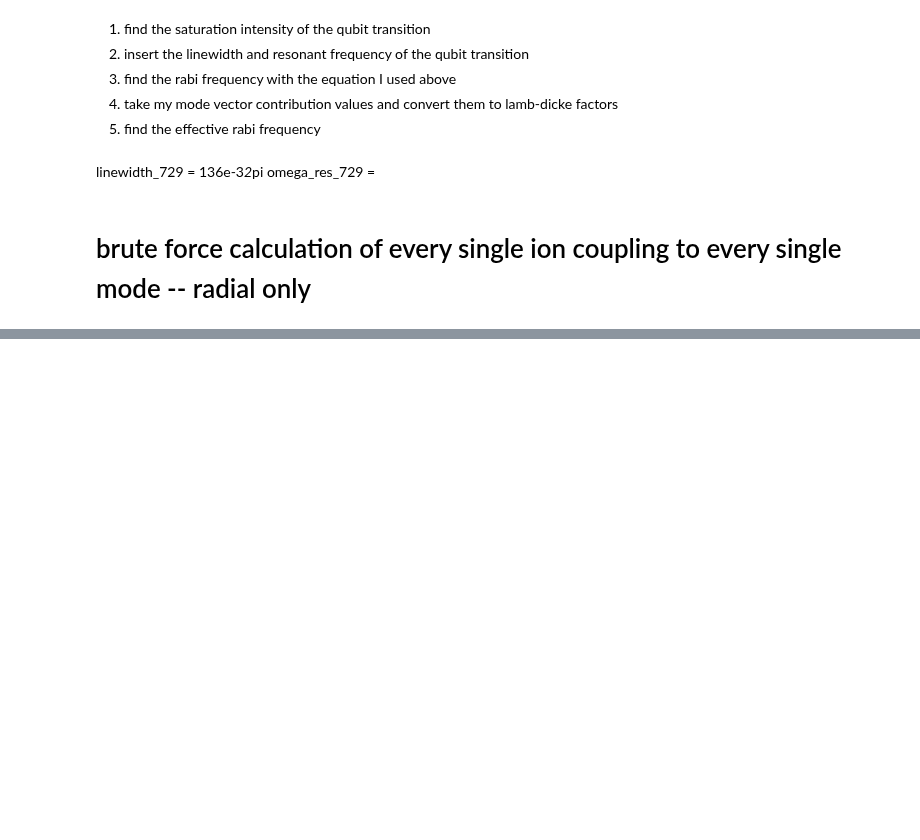
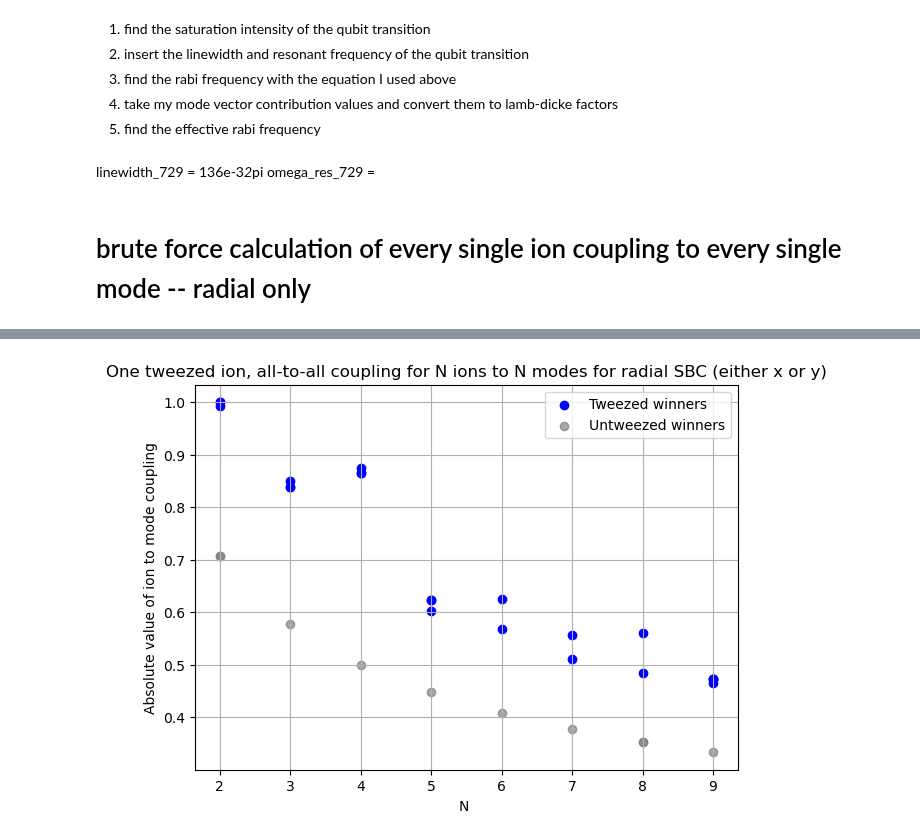
Before and after one commit to SQRLab/BladeRunner, a Jupyter notebook: Tweezers/SBC_Speedup.ipynb, the cells around one changed output, grey strips where cells are left out. Cells and saved outputs as stored; diff of their text form; code cells hidden in the pictures; blank space fills up the shorter version.

```diff
--- a/Tweezers/SBC_Speedup.ipynb
+++ b/Tweezers/SBC_Speedup.ipynb
@@ -724,0 +636,90 @@ select_global_max_min_abs([best_untweezed, best_tweeze_0, best_tweeze_1, best_tw
+# %%
+P_opt = [1]
+w0 = 1e-6
+f_rf_r = 1e6
+
+results_high_power = []
+for Ni in range(2, 10):
+    winners = run_optimal_mode_selection_tweezed_only(
+        omega_tweezer,
+        linewidths,
+        omega_res,
+        m,
+        mode_calc_r,
+        Ni,
+        f_rf_r,
+        P_opt,
+        w0,
+        max_tweezed=1,
+    )
+    results_high_power.append((Ni, winners))
+
+untweezed_results_high_power = []
+for Ni in range(2, 10):
+    winners = run_optimal_mode_selection_untweezed_only(
+        omega_tweezer,
+        linewidths,
+        omega_res,
+        m,
+        mode_calc_r,
+        Ni,
+        f_rf_r,
+        P_opt,
+        w0,
+    )
+    untweezed_results_high_power.append((Ni, winners))
+x = [N for N, winners in results]
+y = [abs(winners[0][2]) for N, winners in results]
+
+for N, winners in results_high_power:  # results = tweezed winners
+    for w in winners:
+        x.append(N)
+        y.append(abs(w[2]))
+
+# x_untweezed, y_untweezed for untweezed winners
+x_untweezed = []
+y_untweezed = []
+
+for N, winners in untweezed_results_high_power:
+    for w in winners:
+        x_untweezed.append(N)
+        y_untweezed.append(abs(w[2]))
+
+# Plot
+plt.figure(figsize=(7,5))
+plt.scatter(x, y, color='blue', label='Tweezed winners')
+plt.scatter(x_untweezed, y_untweezed, color='gray', label='Untweezed winners', alpha=0.7)
+plt.xlabel("N ")
+plt.ylabel("Absolute value of ion to mode coupling")
+plt.title("One tweezed ion, all-to-all coupling for N ions to N modes for radial SBC (either x or y)")
+plt.grid(True)
+plt.legend()
+plt.show()
+# Best tweezed only
+x = [N for N, winners in results]
+y = [abs(winners[0][2]) for N, winners in results_high_power]
+
+# Best untweezed only
+x_untweezed = [N for N, winners in untweezed_results_high_power]
+y_untweezed = [abs(winners[0][2]) for N, winners in untweezed_results_high_power]
+
+# Convert to arrays
+x = np.array(x)
+y = np.array(y)
+x_untweezed = np.array(x_untweezed)
+y_untweezed = np.array(y_untweezed)
+
+# Compute ratio
+ratio = y / y_untweezed
+
+# Plot
+plt.figure(figsize=(7,5))
+plt.scatter(x, ratio, label='Tweezed / Untweezed')
+plt.xlabel("N")
+plt.ylabel("Ratio of |coupling|")
+plt.title("Tweezed vs Untweezed Coupling Gain")
+plt.grid(True)
+plt.legend()
+plt.show()
+# %% [output]
+[figure, added]
```
Also changed, not shown: parts of 12 cells of this notebook, 1 other file.
